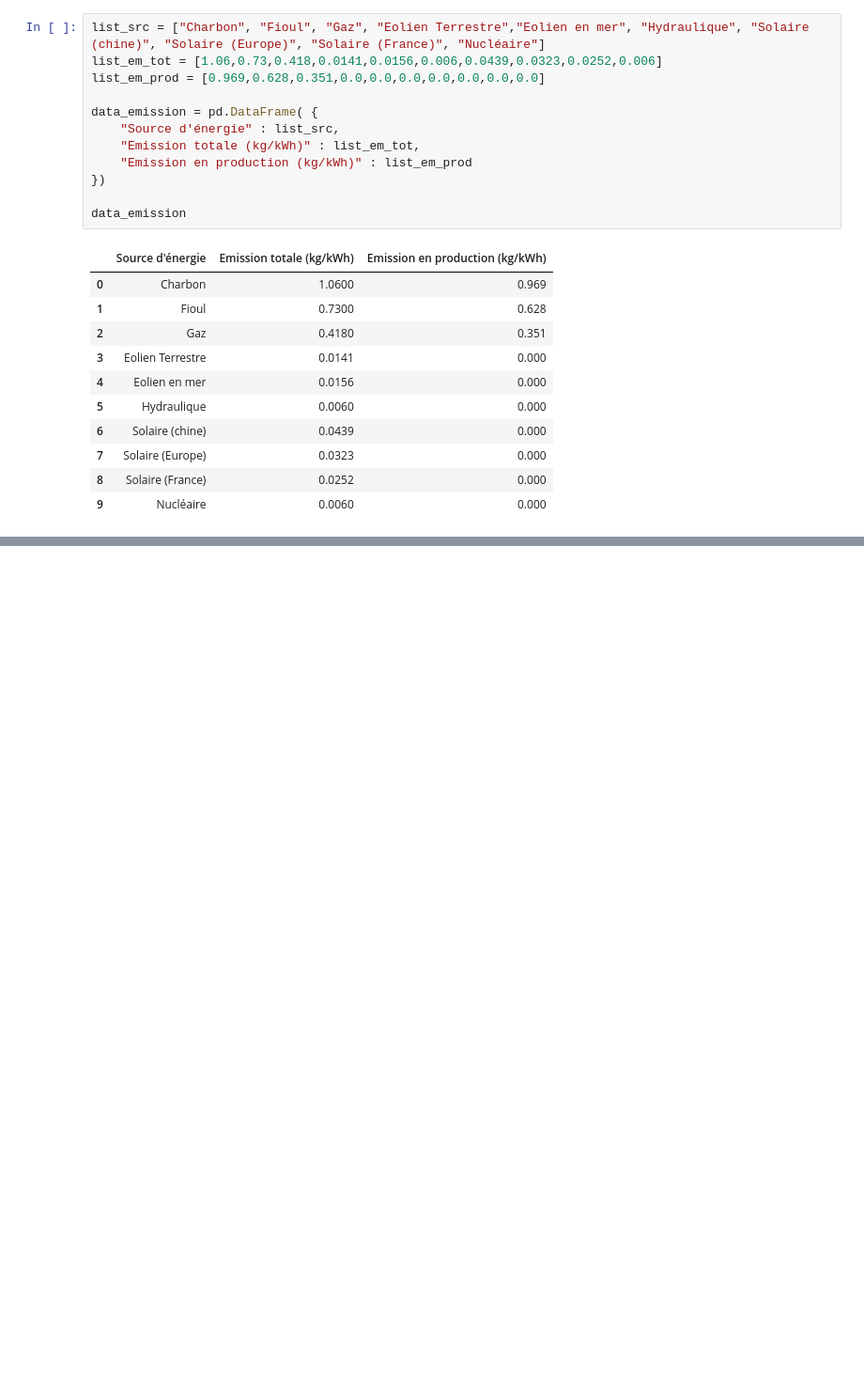
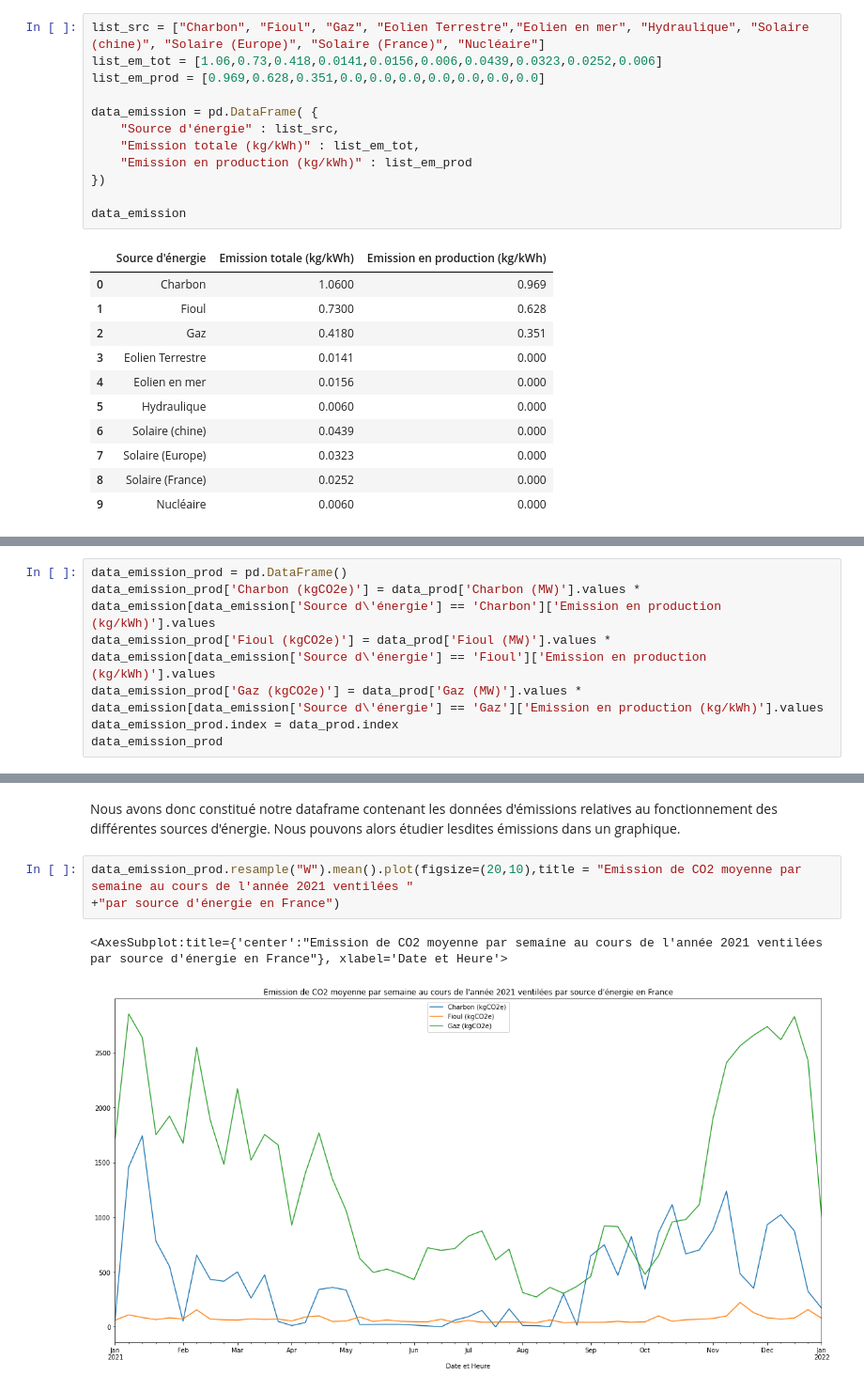
Before and after one commit to quentinhaenn/projet-co2, a Jupyter notebook: Code/projet-co2.ipynb, the cells around one changed output, grey strips where cells are left out. Shown at 94% size. Drawn from its saved outputs; the diff is of its cells as text; blank space fills up the shorter version.

Commit message:
Commit comprenant les avancées sur les émissions en production et les émissions globales sur la durée de vie des installations

```diff
--- a/Code/projet-co2.ipynb
+++ b/Code/projet-co2.ipynb
@@ -345,0 +348,7 @@ Maintenant que cette base est constituée nous pouvons l'améliorer avec les don
+# %%
+data_emission_prod = pd.DataFrame()
+data_emission_prod['Charbon (kgCO2e)'] = data_prod['Charbon (MW)'].values * data_emission[data_emission['Source d\'énergie'] == 'Charbon']['Emission en production (kg/kWh)'].values
+data_emission_prod['Fioul (kgCO2e)'] = data_prod['Fioul (MW)'].values * data_emission[data_emission['Source d\'énergie'] == 'Fioul']['Emission en production (kg/kWh)'].values
+data_emission_prod['Gaz (kgCO2e)'] = data_prod['Gaz (MW)'].values * data_emission[data_emission['Source d\'énergie'] == 'Gaz']['Emission en production (kg/kWh)'].values
+data_emission_prod.index = data_prod.index
+data_emission_prod
@@ -345,0 +370,8 @@ Maintenant que cette base est constituée nous pouvons l'améliorer avec les don
+# %% [markdown]
+Nous avons donc constitué notre dataframe contenant les données d'émissions relatives au fonctionnement des différentes sources d'énergie. Nous pouvons alors étudier lesdites émissions dans un graphique.
+# %%
+data_emission_prod.resample("W").mean().plot(figsize=(20,10),title = "Emission de CO2 moyenne par semaine au cours de l'année 2021 ventilées "
++"par source d'énergie en France")
+# %% [output]
+<AxesSubplot:title={'center':"Emission de CO2 moyenne par semaine au cours de l'année 2021 ventilées par source d'énergie en France"}, xlabel='Date et Heure'>
+[figure, added]
```
Also changed, not shown: parts of 11 cells of this notebook.
